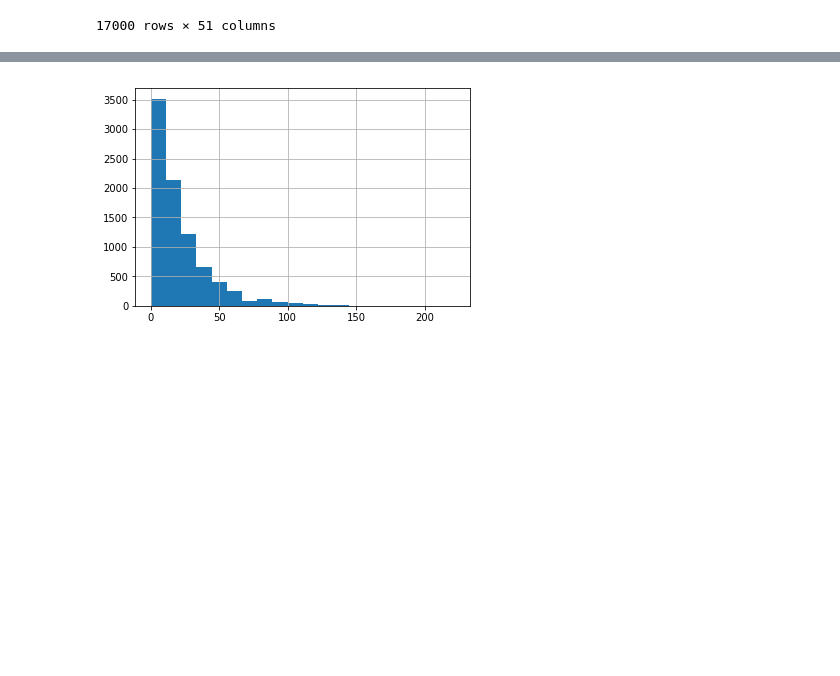
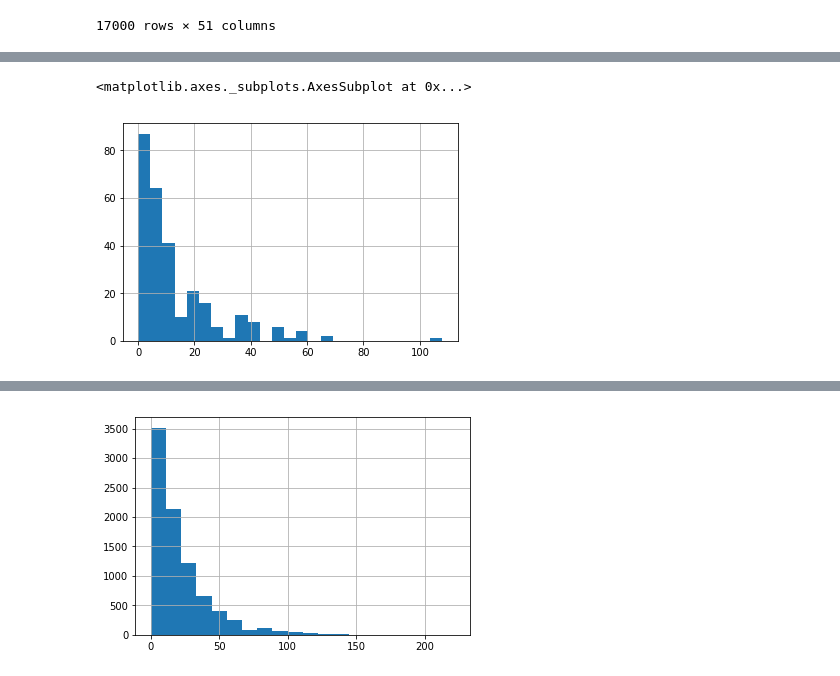
Before and after one commit to keigito/Starbucks_Customer_Analysis, a Jupyter notebook: Starbucks_Capstone_notebook.ipynb, the cells around one changed output, grey strips where cells are left out. Cells and saved outputs as stored; diff of their text form; code cells hidden in the pictures; blank space fills up the shorter version.

```diff
--- a/Starbucks_Capstone_notebook.ipynb
+++ b/Starbucks_Capstone_notebook.ipynb
@@ -1087,0 +1019,5 @@ profile[profile["discount_total_offers_count"] != 0].iloc[0:15, 29:36]
+# %%
+profile[(profile["discount_total_offers_count"] != 0) & (profile["bogo_total_offers_count"] != 0) & (profile["bogo_positive_response_aware"] == 0)]["bogo_avg_receive_to_view_time"].hist(bins=25)
+# %% [output]
+<matplotlib.axes._subplots.AxesSubplot at 0x...>
+[figure, added]
```
Also changed, not shown: parts of 34 cells of this notebook.
